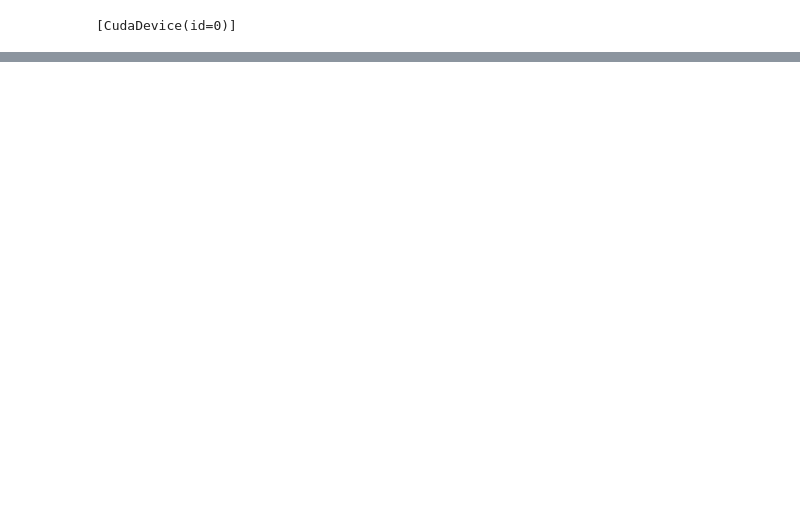
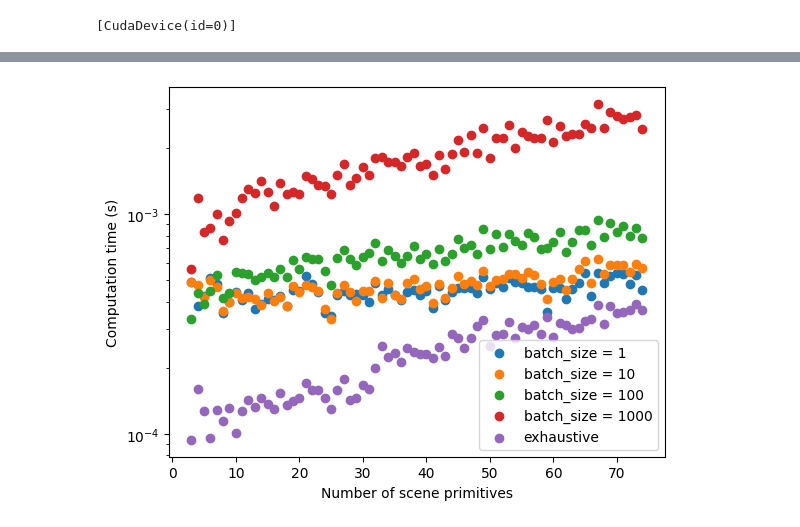
Before and after one commit to jeertmans/sampling-paths, a Jupyter notebook: benchmark.ipynb, the cells around one changed output, grey strips where cells are left out. Drawn from its saved outputs; the diff is of its cells as text; code cells hidden in the pictures; blank space fills up the shorter version.

```diff
--- a/benchmark.ipynb
+++ b/benchmark.ipynb
@@ -95,0 +108,86 @@ KeyboardInterrupt:
+# %%
+with jax.default_device(jax.devices(backend="cpu")[0]):
+    key = jr.key(1234)
+
+
+    @eqx.filter_jit
+    def bench_fun(
+        model: Model,
+        scene: TriangleScene,
+        batch_size: int,
+        key: PRNGKeyArray | None,
+    ) -> Int[Array, ""]:
+        if key is not None:
+            path_candidates = jax.vmap(lambda key: model(scene, key=key))(
+                jr.split(key, batch_size)
+            )
+            paths = scene.compute_paths(path_candidates=path_candidates)
+        else:
+            paths = scene.compute_paths(order=model.order)
+        return paths.mask.sum()
+
+
+    for order, order_key in enumerate(tqdm(jr.split(key, 3)), start=1):
+        model_key, stats_key = jr.split(order_key)
+        model = Model(
+            order=order,
+            num_embeddings=64,
+            width_size=128,
+            depth=2,
+            inference=True,
+            key=model_key,
+        )
+
+        stats = defaultdict(lambda: defaultdict(list))
+
+        for scene_key in tqdm(
+            jr.split(stats_key, 1000),
+            desc="Collecting statistics over multiple scenes",
+            leave=False,
+        ):
+            scene = random_scene(
+                min_fill_factor=0.1,
+                max_fill_factor=1.0,
+                sample_objects=False,
+                include_floor=False,
+                key=scene_key,
+            )
+            # We drop masked objects to reduce the size of the exhaustive search, for a fair comparison
+            scene = eqx.tree_at(lambda s: s.mesh, scene, scene.mesh.masked())
+            n = scene.mesh.num_primitives
+            for batch_size in [1, 10, 100, 1000]:
+                # Bench our model (reusing random keys is not a problem here)
+                bench_fun(model, scene, batch_size=batch_size, key=jr.key(0))
+                %timeit -q -v t bench_fun(model, scene, batch_size=batch_size, key=jr.key(1)).block_until_ready()
+                stats[batch_size][n].append(t.average)
+
+            # Bench exhaustive method
+            bench_fun(model, scene, batch_size=batch_size, key=None)
+            %timeit -q -v t bench_fun(model, scene, batch_size=batch_size, key=None).block_until_ready()
+            stats[None][n].append(t.average)
+
+        results = {}
+        plt.figure()
+        for batch_size in stats:
+            ns = []
+            ts = []
+            for n in stats[batch_size]:
+                ns.append(n)
+                ts.append(statistics.mean(stats[batch_size][n]))
+
+            results[batch_size] = (ns, ts)
+
+            label = f"{batch_size = }" if batch_size is not None else "exhaustive"
+            plt.scatter(ns, ts, label=label)
+
+        with open(f"cpu_benchmarks_{order}.json", "w") as f:
+            json.dump(results, f)
+
+        plt.legend()
+        plt.yscale("log")
+        plt.xlabel("Number of scene primitives")
+        plt.ylabel("Computation time (s)")
+        plt.savefig(f"cpu_benchmarks_{order}.pdf")
+        plt.show()
+# %% [output]
+[figure, added]
```
Also changed, not shown: parts of 3 cells of this notebook.
